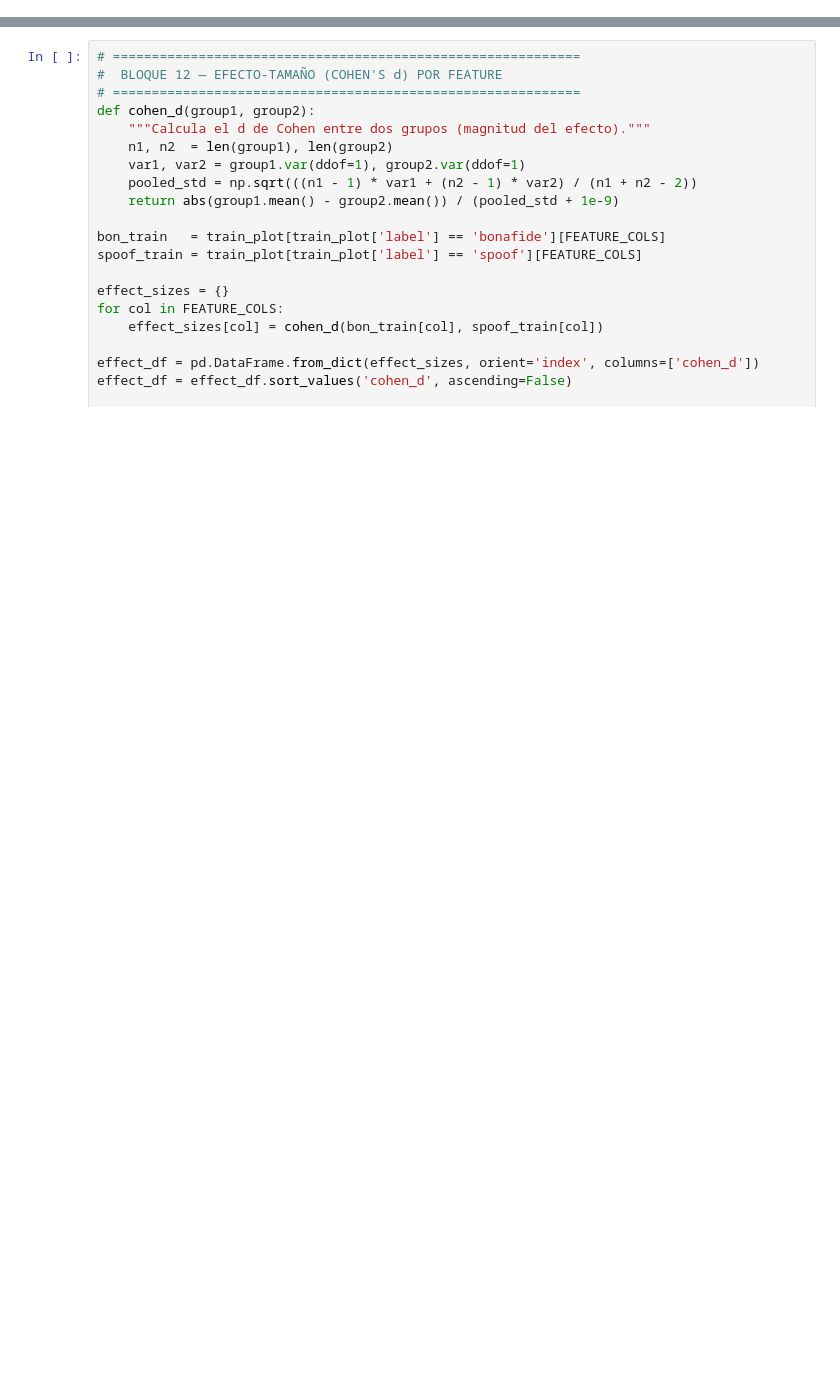
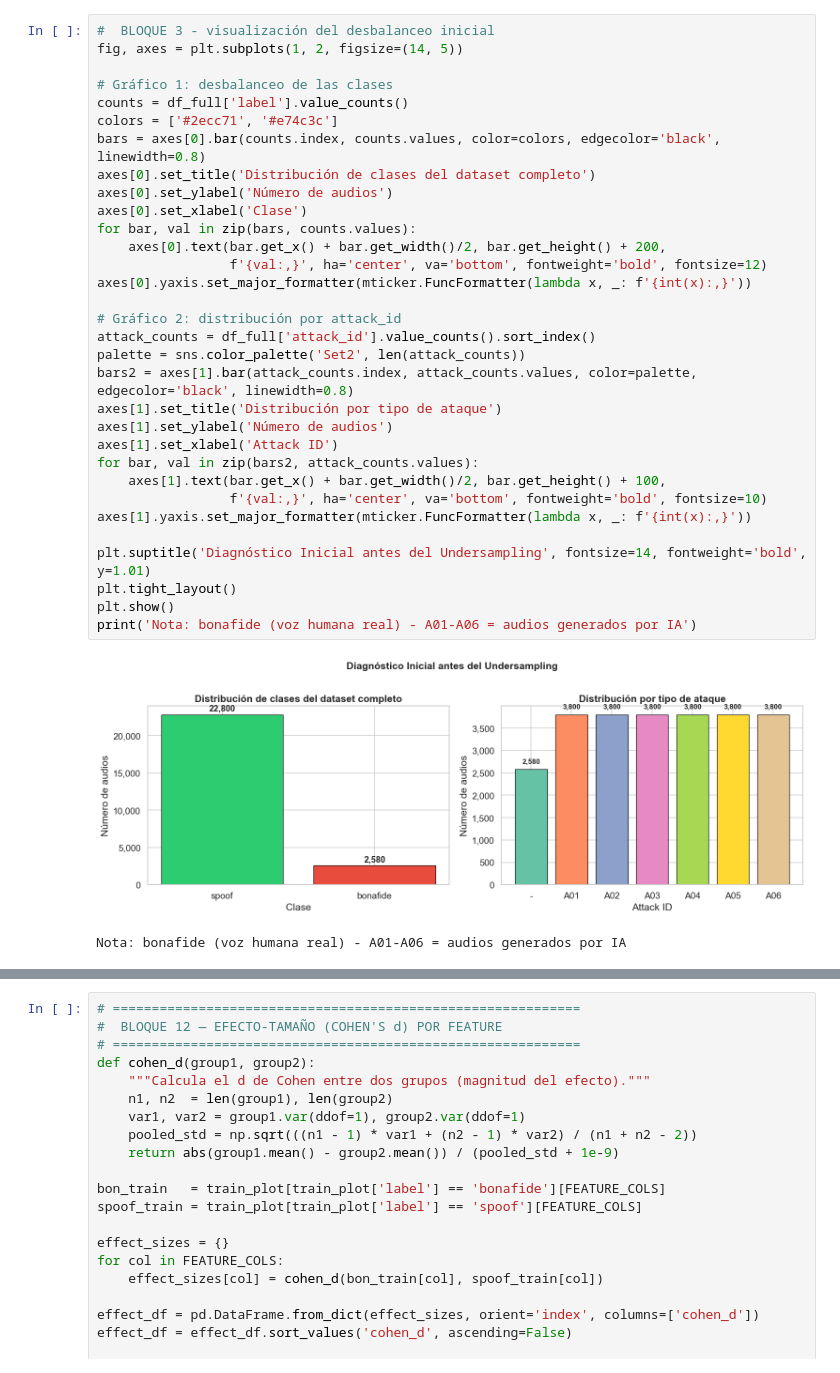
Before and after one commit to LechuMamais/Reto_Inteligencia_Artificial_Liliana_Daniele_Alexis, a Jupyter notebook: Modelos/Modelo_EDA_Daniele.ipynb, the cells around one changed output, grey strips where cells are left out. Drawn from its saved outputs; the diff is of its cells as text; blank space fills up the shorter version.

```diff
--- a/Modelos/Modelo_EDA_Daniele.ipynb
+++ b/Modelos/Modelo_EDA_Daniele.ipynb
@@ -521,0 +111,35 @@ Para rankear objetivamente qué features separan mejor las clases, calculamos el
+# %%
+#  BLOQUE 3 - visualización del desbalanceo inicial
+fig, axes = plt.subplots(1, 2, figsize=(14, 5))
+
+# Gráfico 1: desbalanceo de las clases
+counts = df_full['label'].value_counts()
+colors = ['#2ecc71', '#e74c3c']
+bars = axes[0].bar(counts.index, counts.values, color=colors, edgecolor='black', linewidth=0.8)
+axes[0].set_title('Distribución de clases del dataset completo')
+axes[0].set_ylabel('Número de audios')
+axes[0].set_xlabel('Clase')
+for bar, val in zip(bars, counts.values):
+    axes[0].text(bar.get_x() + bar.get_width()/2, bar.get_height() + 200,
+                 f'{val:,}', ha='center', va='bottom', fontweight='bold', fontsize=12)
+axes[0].yaxis.set_major_formatter(mticker.FuncFormatter(lambda x, _: f'{int(x):,}'))
+
+# Gráfico 2: distribución por attack_id
+attack_counts = df_full['attack_id'].value_counts().sort_index()
+palette = sns.color_palette('Set2', len(attack_counts))
+bars2 = axes[1].bar(attack_counts.index, attack_counts.values, color=palette, edgecolor='black', linewidth=0.8)
+axes[1].set_title('Distribución por tipo de ataque')
+axes[1].set_ylabel('Número de audios')
+axes[1].set_xlabel('Attack ID')
+for bar, val in zip(bars2, attack_counts.values):
+    axes[1].text(bar.get_x() + bar.get_width()/2, bar.get_height() + 100,
+                 f'{val:,}', ha='center', va='bottom', fontweight='bold', fontsize=10)
+axes[1].yaxis.set_major_formatter(mticker.FuncFormatter(lambda x, _: f'{int(x):,}'))
+
+plt.suptitle('Diagnóstico Inicial antes del Undersampling', fontsize=14, fontweight='bold', y=1.01)
+plt.tight_layout()
+plt.show()
+print('Nota: bonafide (voz humana real) - A01-A06 = audios generados por IA')
+# %% [output]
+[figure, added]
+Nota: bonafide (voz humana real) - A01-A06 = audios generados por IA
```
Also changed, not shown: parts of 46 cells of this notebook.
